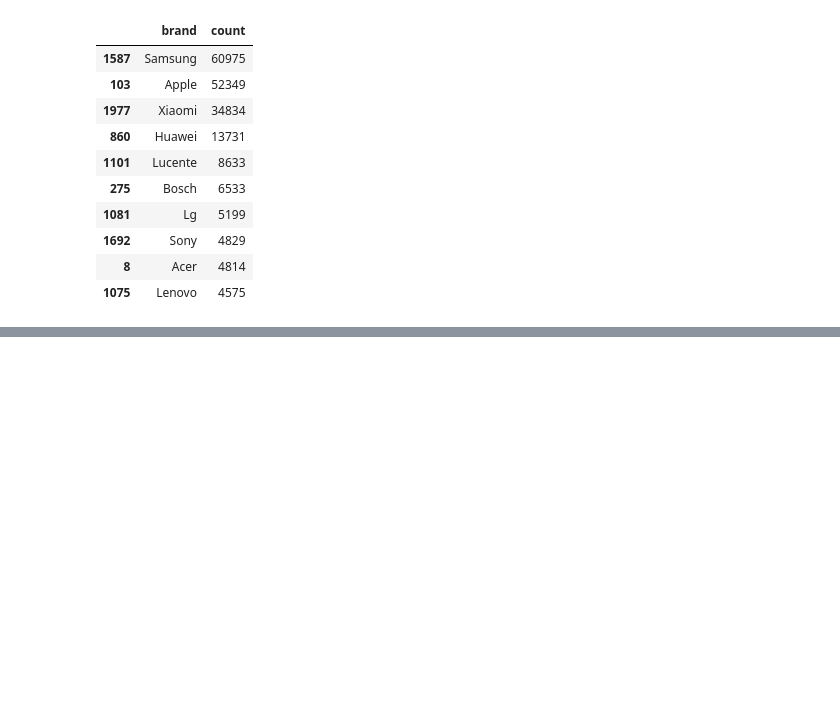
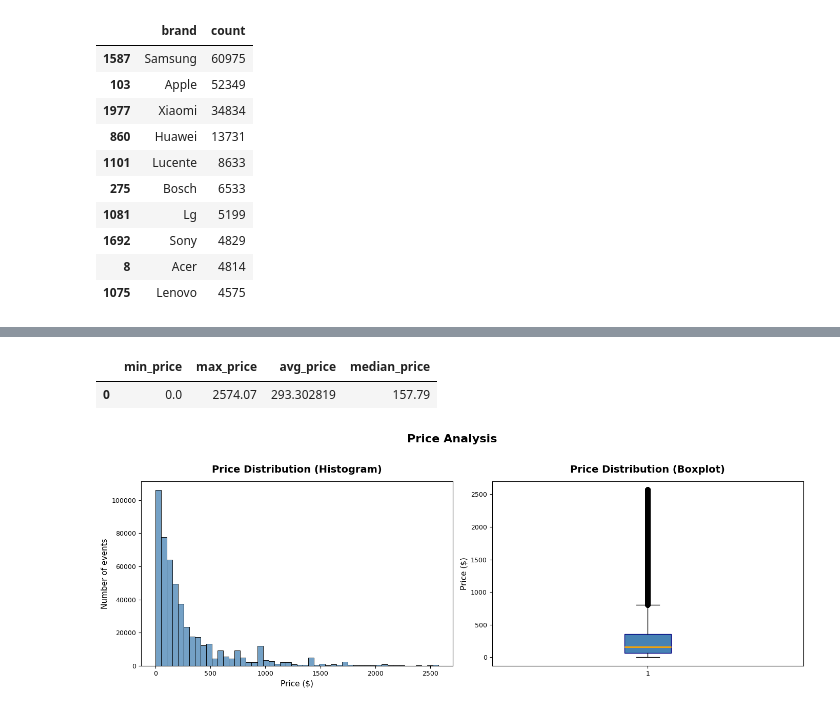
Before and after one commit to hamzahbraimo/ecommerce-funnel-analysis, a Jupyter notebook: notebooks/01_data_explore.ipynb, the cells around one changed output, grey strips where cells are left out. Drawn from its saved outputs; the diff is of its cells as text; code cells hidden in the pictures; blank space fills up the shorter version.

Commit message:
Data cleaning update (added new column and reformatted the date) + data exploration

```diff
--- a/notebooks/01_data_explore.ipynb
+++ b/notebooks/01_data_explore.ipynb
@@ -95,0 +117,74 @@ df1.sort_values(by='count', ascending=False).head(10)
+# %%
+# 7. Price stats
+
+# minimum price
+min_price = df['price'].min()
+
+# maximum price
+max_price = df['price'].max()
+
+# average price
+avg_price = df['price'].mean()
+
+# median price
+med_price = df['price'].median()
+
+df_price_stats = pd.DataFrame({
+    'min_price': [min_price],
+    'max_price': [max_price],
+    'avg_price': [avg_price],
+    'median_price': [med_price]
+})
+
+df_price_stats
+# %% [output]
+|  | min_price | max_price | avg_price | median_price |
+| 0 | 0.0 | 2574.07 | 293.302819 | 157.79 |
+# %%
+# 8. Price distribution
+fig, axes = plt.subplots(1, 2, figsize=(14, 5))
+
+# histogram
+sns.histplot(
+    data=df,
+    x='price',
+    bins=50,
+    color='steelblue',
+    ax=axes[0]
+)
+
+axes[0].set_title(
+    'Price Distribution (Histogram)',
+    fontsize=14,
+    fontweight='bold',
+    pad=12
+)
+
+axes[0].set_xlabel('Price ($)', fontsize=11)
+axes[0].set_ylabel('Number of events', fontsize=11)
+axes[0].tick_params(labelsize=9)
+
+
+# boxplot
+axes[1].boxplot(
+    df['price'],
+    patch_artist=True,
+    boxprops=dict(facecolor='steelblue', color='navy'),
+    medianprops=dict(color='orange', linewidth=2)
+)
+
+axes[1].set_title(
+    'Price Distribution (Boxplot)',
+    fontsize=14,
+    fontweight='bold',
+    pad=12
+)
+
+axes[1].set_ylabel('Price ($)', fontsize=11)
+axes[1].tick_params(labelsize=9)
+
+plt.suptitle('Price Analysis', fontsize=16, fontweight='bold', y=1.02)
+plt.tight_layout()
+plt.show()
+# %% [output]
+[figure, added]
```
Also changed, not shown: parts of 4 cells of this notebook, 2 other files.
